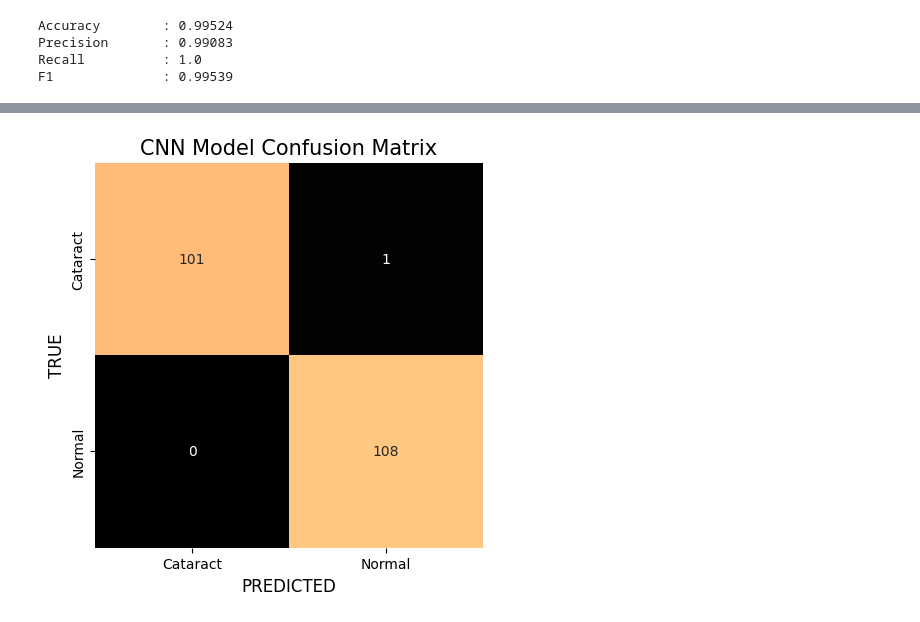
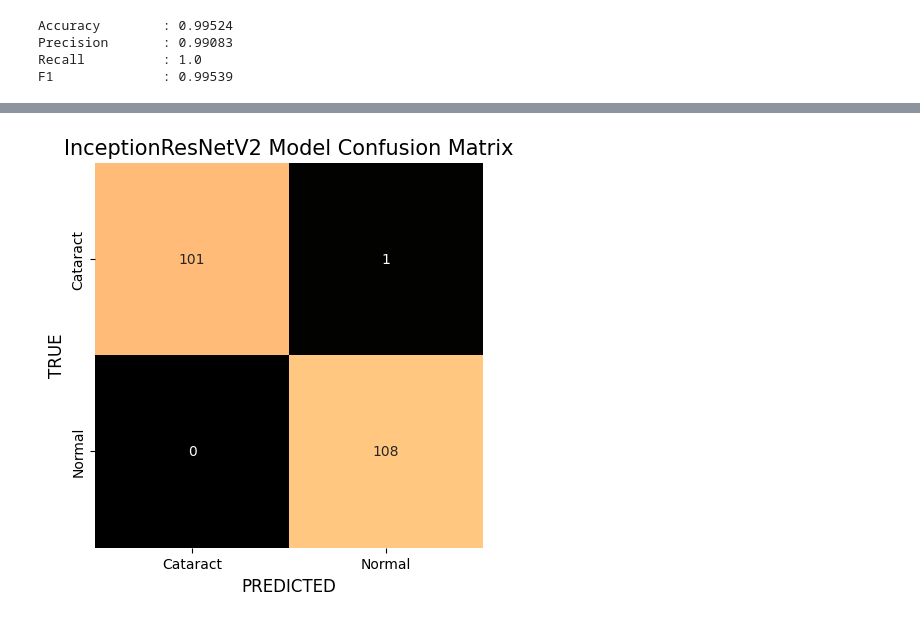
Before and after one commit to JoshuaR26/ODIR-OcularDiseaseIntelligentRecognition, a Jupyter notebook: Inception_Re.ipynb, the cells around one changed output, grey strips where cells are left out. Drawn from its saved outputs; the diff is of its cells as text; code cells hidden in the pictures.

```diff
--- a/Inception_Re.ipynb
+++ b/Inception_Re.ipynb
@@ -186,7 +189,7 @@ rec = Recall()
 # %%
 for batch in test_data.as_numpy_iterator():
     X, y = batch
-    y_pred = model.predict(X)
+    y_pred = Model.predict(X)
 
     acc.update_state(y, y_pred)
     pre.update_state(y, y_pred)
@@ -221,7 +224,7 @@ Y=[]
 Y_pred=[]
 for batch in test_data.as_numpy_iterator():
     X, y = batch
-    y_pred = model.predict(X)
+    y_pred = Model.predict(X)
     y_pred = (y_pred > 0.5)
     Y.extend(y)
     Y_pred.extend(y_pred)
@@ -234,6 +237,6 @@ sns.heatmap(cm, annot=True, fmt='d', cmap='copper', cbar=False,
             xticklabels=['Cataract', 'Normal'], yticklabels=['Cataract', 'Normal'])
 plt.xlabel('PREDICTED', fontsize=12)
 plt.ylabel('TRUE', fontsize=12)
-plt.title('CNN Model Confusion Matrix', fontsize=15)
+plt.title('InceptionResNetV2 Model Confusion Matrix', fontsize=15)
 plt.show()
 # %% [output]
@@ -247 +250 @@ plt.show()
-[figure, old version]
+[figure, new version]
```
Also changed, not shown: parts of 6 cells of this notebook, 7 other files.
